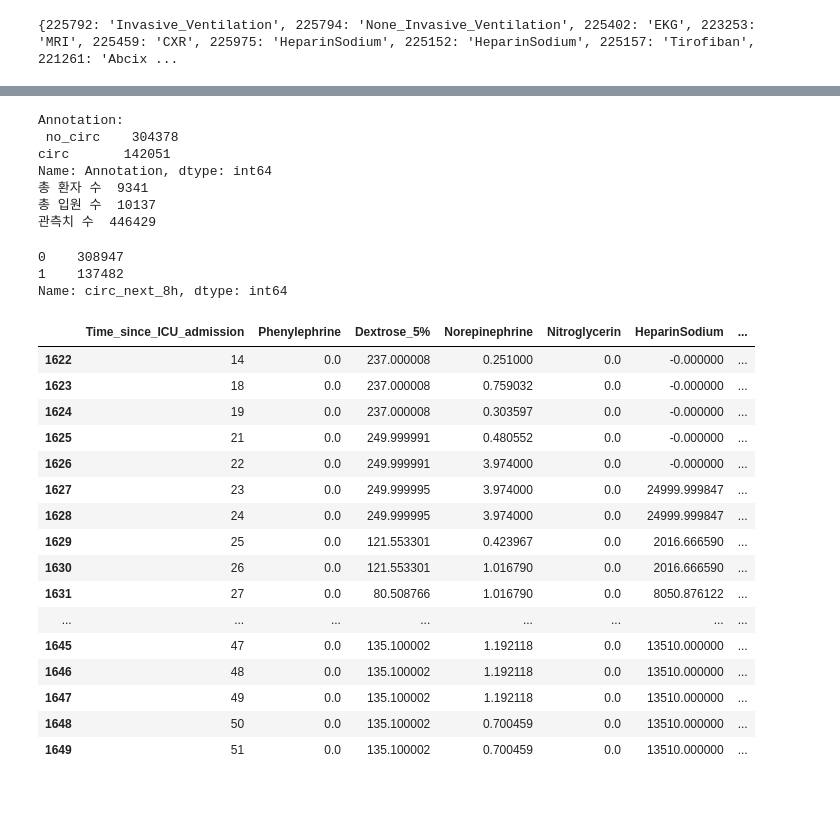
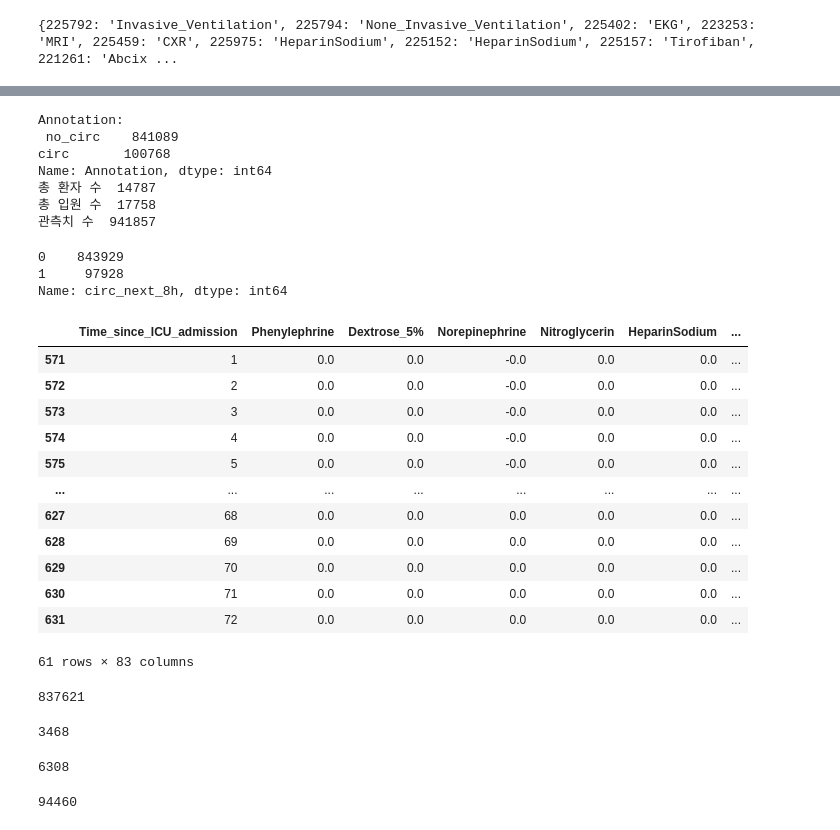
Before and after one commit to Jeong-Eul/MIMICIV2.2_PREPROC, a Jupyter notebook: mainCircline.ipynb, the cells around one changed output, grey strips where cells are left out. Cells and saved outputs as stored; diff of their text form; code cells hidden in the pictures; blank space fills up the shorter version.

```diff
--- a/mainCircline.ipynb
+++ b/mainCircline.ipynb
@@ -320,3 +381,7 @@ def annotation(df):
+# %%
+idx = data[data['ABPd']==0].index
+data.loc[idx, 'ABPd'] = data.loc[idx, 'NIBPd']
+data.loc[idx, 'ABPs'] = data.loc[idx, 'NIBPs']
 # %%
 # 각 열의 허용 범위 지정
 column_ranges = {
@@ -400,12 +465,12 @@ print('총 입원 수 ', len(after_annoted.stay_id.unique()))
 print('관측치 수 ', len(after_annoted))
 # %% [output]
 Annotation:
- no_circ    304378
-circ       142051
+ no_circ    841089
+circ       100768
 Name: Annotation, dtype: int64
-총 환자 수  9341
-총 입원 수  10137
-관측치 수  446429
+총 환자 수  14787
+총 입원 수  17758
+관측치 수  941857
 # %%
 def patient_window(targ, mask):
 
@@ -437,7 +502,7 @@ def circfailure_labeler(df):
 
     targ['circ_next_8h'] = 'None'
 
-    unique_stay_ids = targ['stay_id'].unique()[31:32]
+    unique_stay_ids = targ['stay_id'].unique()
     for i in tqdm(range(len(unique_stay_ids))):
         stay_id = unique_stay_ids[i]
         mask = targ['stay_id'] == stay_id
@@ -450,26 +515,38 @@ rr = circfailure_labeler(target)
 # %%
 rr.circ_next_8h.value_counts()
 # %% [output]
-0    308947
-1    137482
+0    843929
+1     97928
 Name: circ_next_8h, dtype: int64
 # %%
-rr[rr['stay_id']==rr.stay_id.unique()[31]]
+rr[rr['stay_id']==rr.stay_id.unique()[11]]
 # %% [output]
 |  | Time_since_ICU_admission | Phenylephrine | Dextrose_5% | Norepinephrine | Nitroglycerin | HeparinSodium | ... |
-| 1622 | 14 | 0.0 | 237.000008 | 0.251000 | 0.0 | -0.000000 | ... |
-| 1623 | 18 | 0.0 | 237.000008 | 0.759032 | 0.0 | -0.000000 | ... |
-| 1624 | 19 | 0.0 | 237.000008 | 0.303597 | 0.0 | -0.000000 | ... |
-| 1625 | 21 | 0.0 | 249.999991 | 0.480552 | 0.0 | -0.000000 | ... |
-| 1626 | 22 | 0.0 | 249.999991 | 3.974000 | 0.0 | -0.000000 | ... |
-| 1627 | 23 | 0.0 | 249.999995 | 3.974000 | 0.0 | 24999.999847 | ... |
-| 1628 | 24 | 0.0 | 249.999995 | 3.974000 | 0.0 | 24999.999847 | ... |
-| 1629 | 25 | 0.0 | 121.553301 | 0.423967 | 0.0 | 2016.666590 | ... |
-| 1630 | 26 | 0.0 | 121.553301 | 1.016790 | 0.0 | 2016.666590 | ... |
-| 1631 | 27 | 0.0 | 80.508766 | 1.016790 | 0.0 | 8050.876122 | ... |
+| 571 | 1 | 0.0 | 0.0 | -0.0 | 0.0 | 0.0 | ... |
+| 572 | 2 | 0.0 | 0.0 | -0.0 | 0.0 | 0.0 | ... |
+| 573 | 3 | 0.0 | 0.0 | -0.0 | 0.0 | 0.0 | ... |
+| 574 | 4 | 0.0 | 0.0 | -0.0 | 0.0 | 0.0 | ... |
+| 575 | 5 | 0.0 | 0.0 | -0.0 | 0.0 | 0.0 | ... |
 | ... | ... | ... | ... | ... | ... | ... | ... |
-| 1645 | 47 | 0.0 | 135.100002 | 1.192118 | 0.0 | 13510.000000 | ... |
-| 1646 | 48 | 0.0 | 135.100002 | 1.192118 | 0.0 | 13510.000000 | ... |
-| 1647 | 49 | 0.0 | 135.100002 | 1.192118 | 0.0 | 13510.000000 | ... |
-| 1648 | 50 | 0.0 | 135.100002 | 0.700459 | 0.0 | 13510.000000 | ... |
-| 1649 | 51 | 0.0 | 135.100002 | 0.700459 | 0.0 | 13510.000000 | ... |
+| 627 | 68 | 0.0 | 0.0 | 0.0 | 0.0 | 0.0 | ... |
+| 628 | 69 | 0.0 | 0.0 | 0.0 | 0.0 | 0.0 | ... |
+| 629 | 70 | 0.0 | 0.0 | 0.0 | 0.0 | 0.0 | ... |
+| 630 | 71 | 0.0 | 0.0 | 0.0 | 0.0 | 0.0 | ... |
+| 631 | 72 | 0.0 | 0.0 | 0.0 | 0.0 | 0.0 | ... |
+61 rows × 83 columns
+# %%
+len(rr[(rr['Annotation']=='no_circ')&(rr['circ_next_8h']==0)])
+# %% [output]
+837621
+# %%
+len(rr[(rr['Annotation']=='no_circ')&(rr['circ_next_8h']==1)])
+# %% [output]
+3468
+# %%
+len(rr[(rr['Annotation']=='circ')&(rr['circ_next_8h']==0)])
+# %% [output]
+6308
+# %%
+len(rr[(rr['Annotation']=='circ')&(rr['circ_next_8h']==1)])
+# %% [output]
+94460
```
Also changed, not shown: parts of 7 cells of this notebook, 3 other files.
